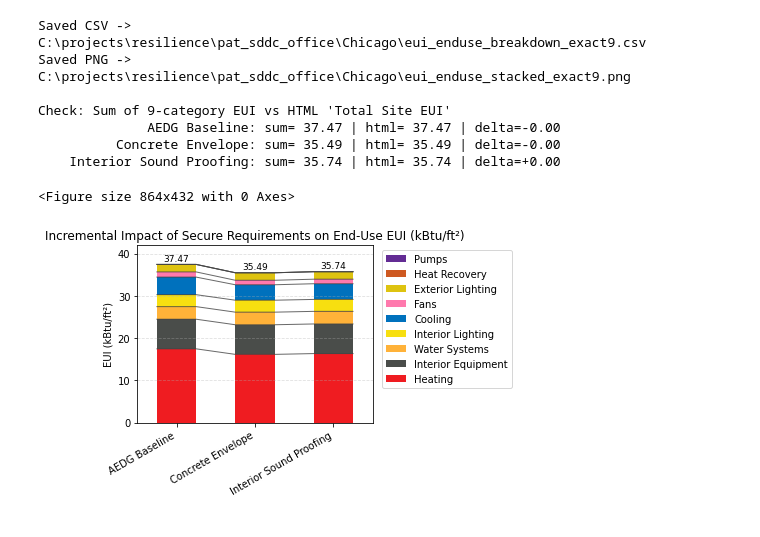
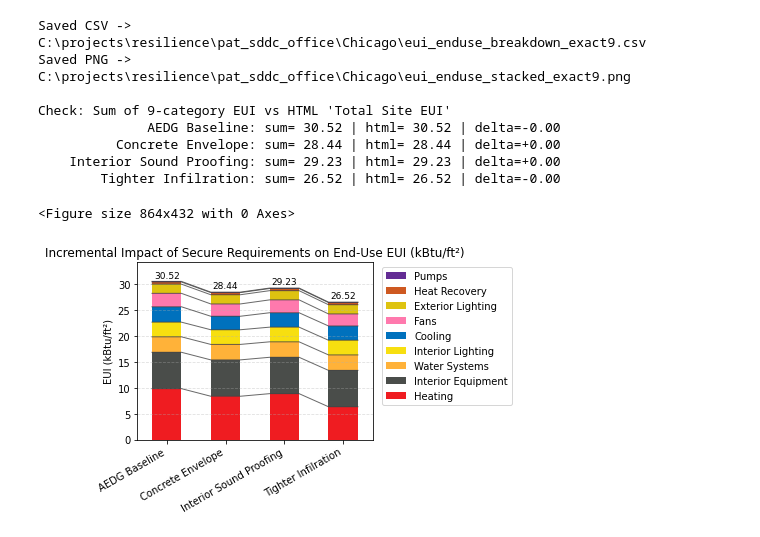
Before and after one commit to brianlball/PAT_projects, a Jupyter notebook: pat_sddc_office/Chicago/results.ipynb, the cells around one changed output. Saved outputs shown, nothing was run; the diff lists cells and outputs as text; code cells hidden in the pictures.

Commit message:
tighter infiltration

```diff
--- a/pat_sddc_office/Chicago/results.ipynb
+++ b/pat_sddc_office/Chicago/results.ipynb
@@ -11,9 +11,10 @@ from matplotlib.colors import to_rgb
 # ----------------- CONFIG -----------------
 ROOT_DIR = Path(r"C:\projects\resilience\pat_sddc_office\Chicago")  # <-- your parent
 RUN_ORDER = [
-    {"SystemA_baseline": "AEDG Baseline"},
-    {"SystemA_extwall_R23": "Concrete Envelope"},
-    {"SystemA_extwall_R23_intwall": "Interior Sound Proofing"}
+    {"SystemD_baseline": "AEDG Baseline"},
+    {"SystemD_extwall_R23": "Concrete Envelope"},
+    {"SystemD_extwall_R23_intwall": "Interior Sound Proofing"},
+    {"SystemD_extwall_R23_intwall_infil": "Tighter Infilration"}
     #{"SystemD_extwall_R23_infil": "Tighter Infilration"}
 
     # add more...
@@ -200,34 +201,35 @@ ax.legend(
 #    ax.text(x, total, f"{total:.2f}", ha="center", va="bottom", fontsize=9)
 
 # add right after you compute totals
 totals = df.sum(axis=1)
 ymax = float(totals.max())
 ax.set_ylim(0, ymax * 1.12)  # ~12% headroom
 
 # totals above bars with a slight offset
 for x, total in zip(ax.get_xticks(), totals):
     ax.text(x, total + ymax*0.01, f"{total:.2f}",  # +1% pad
             ha="center", va="bottom", fontsize=9)
 
 plt.tight_layout()
 out_csv = ROOT_DIR / "eui_enduse_breakdown_exact9.csv"
 out_png = ROOT_DIR / "eui_enduse_stacked_exact9.png"
 df.to_csv(out_csv)
 plt.savefig(out_png, dpi=200)
 print(f"Saved CSV -> {out_csv}")
 print(f"Saved PNG -> {out_png}")
 
 # -------------- CHECK OUTPUT --------------
 print("\nCheck: Sum of 9-category EUI vs HTML 'Total Site EUI'")
 for label, sum_eui, html_eui in checks:
     print(f"  {label:>25s}: sum={sum_eui:6.2f} | html={html_eui:6.2f} | delta={sum_eui - html_eui:+.2f}")
 # %% [output]
 Saved CSV -> C:\projects\resilience\pat_sddc_office\Chicago\eui_enduse_breakdown_exact9.csv
 Saved PNG -> C:\projects\resilience\pat_sddc_office\Chicago\eui_enduse_stacked_exact9.png
 
 Check: Sum of 9-category EUI vs HTML 'Total Site EUI'
-              AEDG Baseline: sum= 37.47 | html= 37.47 | delta=-0.00
-          Concrete Envelope: sum= 35.49 | html= 35.49 | delta=-0.00
-    Interior Sound Proofing: sum= 35.74 | html= 35.74 | delta=+0.00
+              AEDG Baseline: sum= 30.52 | html= 30.52 | delta=-0.00
+          Concrete Envelope: sum= 28.44 | html= 28.44 | delta=+0.00
+    Interior Sound Proofing: sum= 29.23 | html= 29.23 | delta=+0.00
+        Tighter Infilration: sum= 26.52 | html= 26.52 | delta=-0.00
 <Figure size 864x432 with 0 Axes>
-[figure, old version]
+[figure, new version]
```
Also changed, not shown: 3 other files.
